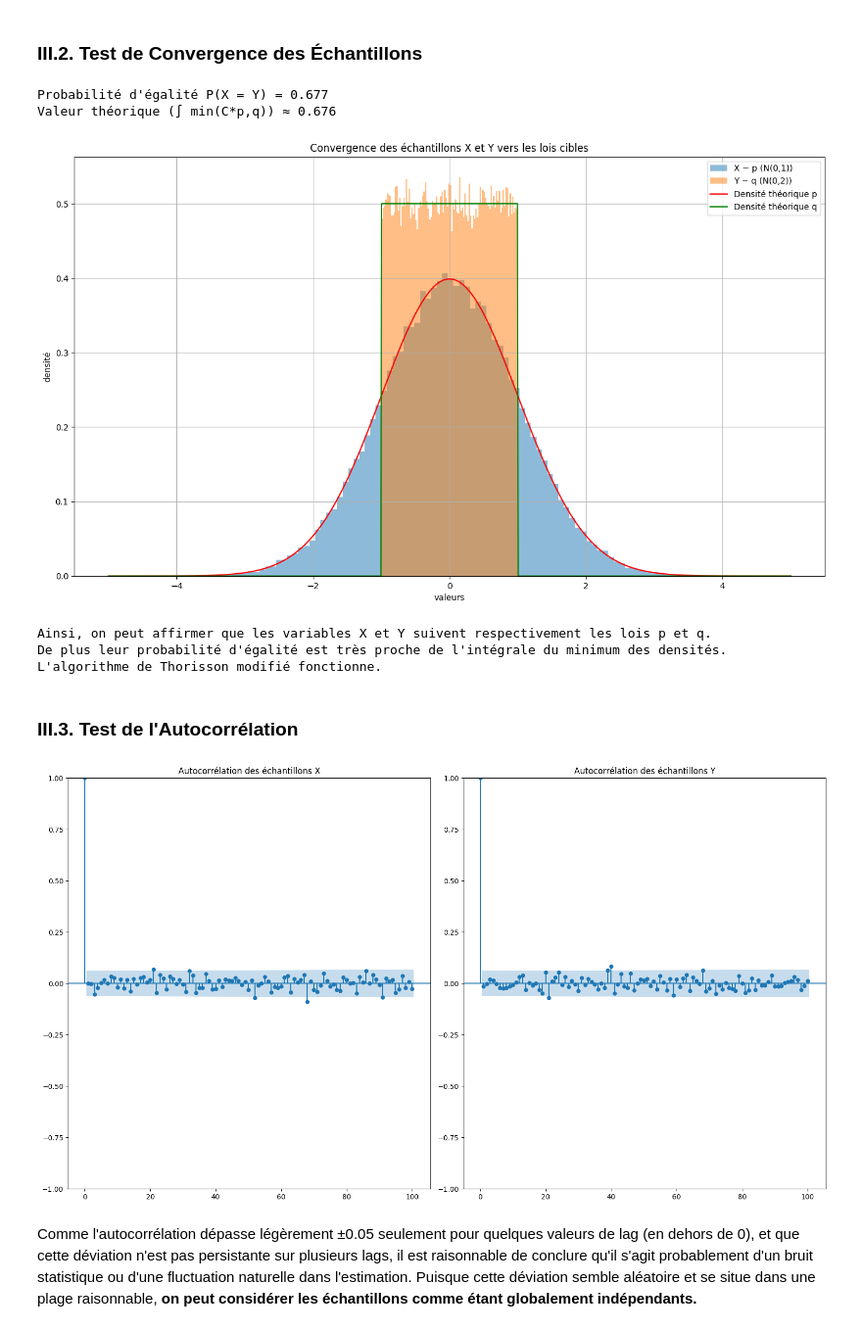
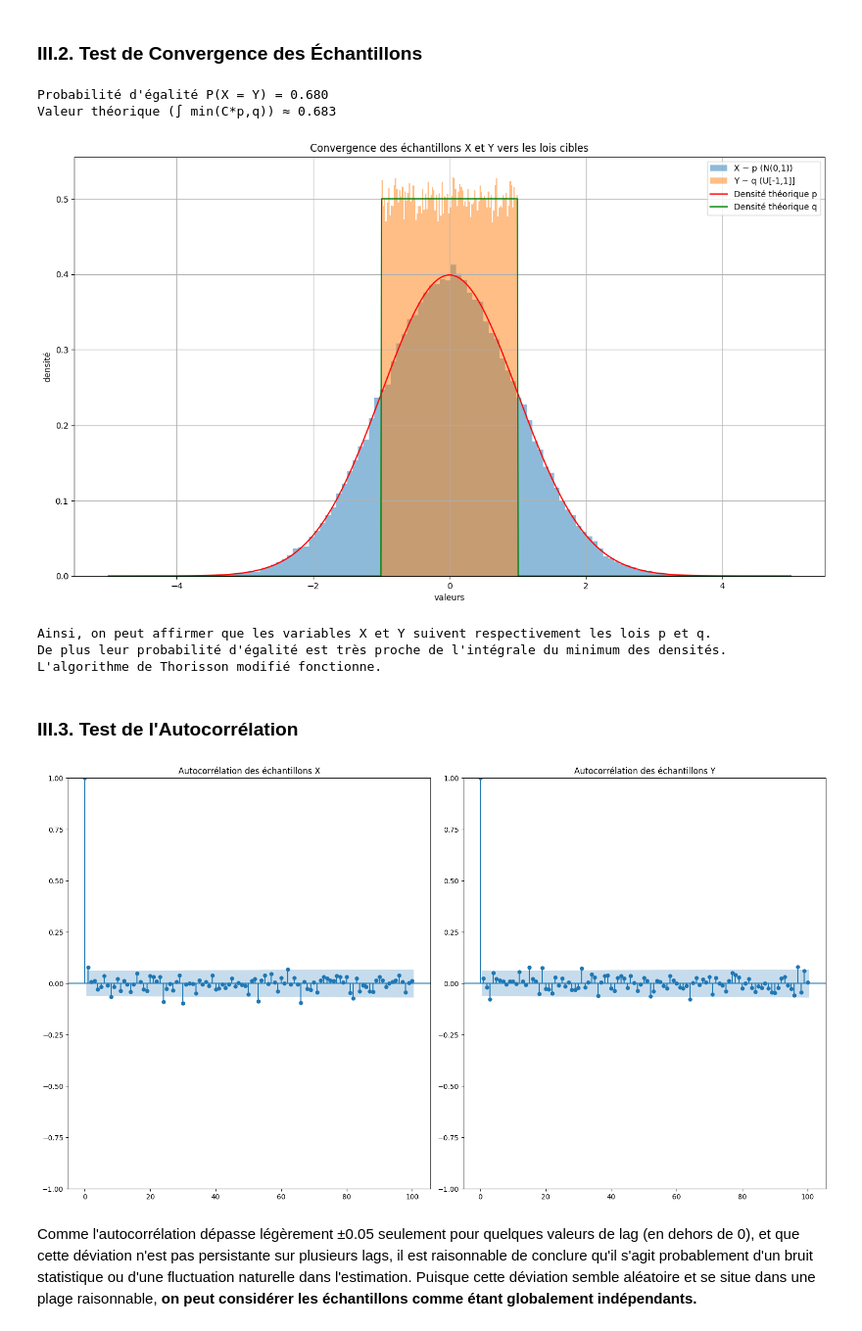
Before and after one commit to marieensae/Coupling, a Jupyter notebook: Test_Thorisson_loi_Normale_Uniforme.ipynb, the cells around one changed output. Shown at 98% size. Saved outputs shown, nothing was run; the diff lists cells and outputs as text; code cells hidden in the pictures.

Commit message:
Graphiques pour les lois normales

```diff
--- a/Test_Thorisson_loi_Normale_Uniforme.ipynb
+++ b/Test_Thorisson_loi_Normale_Uniforme.ipynb
@@ -224,7 +224,7 @@ Différence (proportion d'égalité - intégrale) à C=0.01: 0.0020
 On choisit par la suite comme paramètre **C = 1** puisqu'il semble maximiser la proportion d'égalité tout en gardant un temps d'exécution moyen et une variance de ce temps d'exécution réduit. De plus, la valeur absolue de la différence entre l'intégrale et la proportion d'égalité moyenne pour ce choix de paramètre est relativement faible.
 # %%
 # Paramètre C
-C = 0.99
+C = 1
 
 # Génération de couples de variables X, Y
 X_vals = []
@@ -245,34 +245,34 @@ times   = np.array(times)
 # %%
 # Visualisation de la convergence des échantillons
 plt.figure(figsize=(16, 9))
 plt.hist(X_vals, bins=100, density=True, alpha=0.5, label='X ~ p (N(0,1))') #Le paramètre alpha joue sur la transparence de l'histogramme pour visualiser les zones de recouvrement
-plt.hist(Y_vals, bins=100, density=True, alpha=0.5, label='Y ~ q (N(0,2))') #Le paramètre density permet de vérifier les lois marginales de X et de Y
+plt.hist(Y_vals, bins=100, density=True, alpha=0.5, label='Y ~ q (U[-1,1]]') #Le paramètre density permet de vérifier les lois marginales de X et de Y
 
 # Analyse : probabilité d'égalité
 print(f"Probabilité d'égalité P(X = Y) = {erreur_egalite(X_vals,Y_vals) / len(X_vals):.3f}")
 
 # Analyse : valeur théorique de l'intrégrale du min
 print(f"Valeur théorique (∫ min(C*p,q)) ≈ {calcul_integral_min(p_densite, q_densite, C=C):.3f}")
 
 # Densités théoriques
 x_vals = np.linspace(-5, 5, 1000)
 plt.plot(x_vals, p_densite(x_vals), 'r-', label='Densité théorique p')
 plt.plot(x_vals, q_densite(x_vals), 'g-', label='Densité théorique q')
 
 plt.legend()
 plt.title("Convergence des échantillons X et Y vers les lois cibles")
 plt.xlabel("valeurs")
 plt.ylabel("densité")
 plt.grid(True)
 plt.show()
 
 print("Ainsi, on peut affirmer que les variables X et Y suivent respectivement les lois p et q.")
 print("De plus leur probabilité d\'égalité est très proche de l'intégrale du minimum des densités.")
 print("L\'algorithme de Thorisson modifié fonctionne.")
 # %% [output]
-Probabilité d'égalité P(X = Y) = 0.677
-Valeur théorique (∫ min(C*p,q)) ≈ 0.676
+Probabilité d'égalité P(X = Y) = 0.680
+Valeur théorique (∫ min(C*p,q)) ≈ 0.683
-[figure, old version]
+[figure, new version]
 Ainsi, on peut affirmer que les variables X et Y suivent respectivement les lois p et q.
 De plus leur probabilité d'égalité est très proche de l'intégrale du minimum des densités.
 L'algorithme de Thorisson modifié fonctionne.
@@ -307,7 +307,7 @@ plt.title("Autocorrélation des échantillons Y")
 plt.tight_layout()
 plt.show()
 # %% [output]
-[figure, old version]
+[figure, new version]
 # %% [markdown]
 Comme l'autocorrélation dépasse légèrement ±0.05 seulement pour quelques valeurs de lag (en dehors de 0), et que cette déviation n'est pas persistante sur plusieurs lags, il est raisonnable de conclure qu'il s'agit probablement d'un bruit statistique ou d'une fluctuation naturelle dans l'estimation. Puisque cette déviation semble aléatoire et se situe dans une plage raisonnable, **on peut considérer les échantillons comme étant globalement indépendants.**
 # %% [markdown]
```
Also changed, not shown: parts of 2 cells of this notebook, 8 other files.
